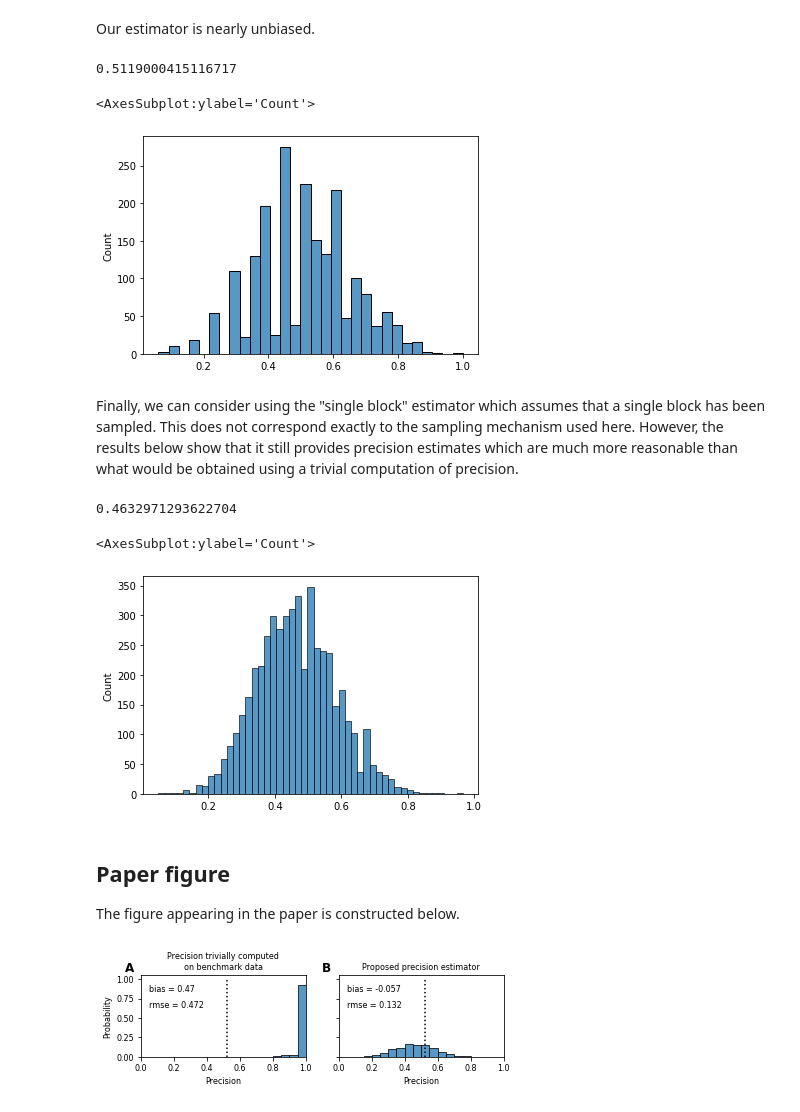
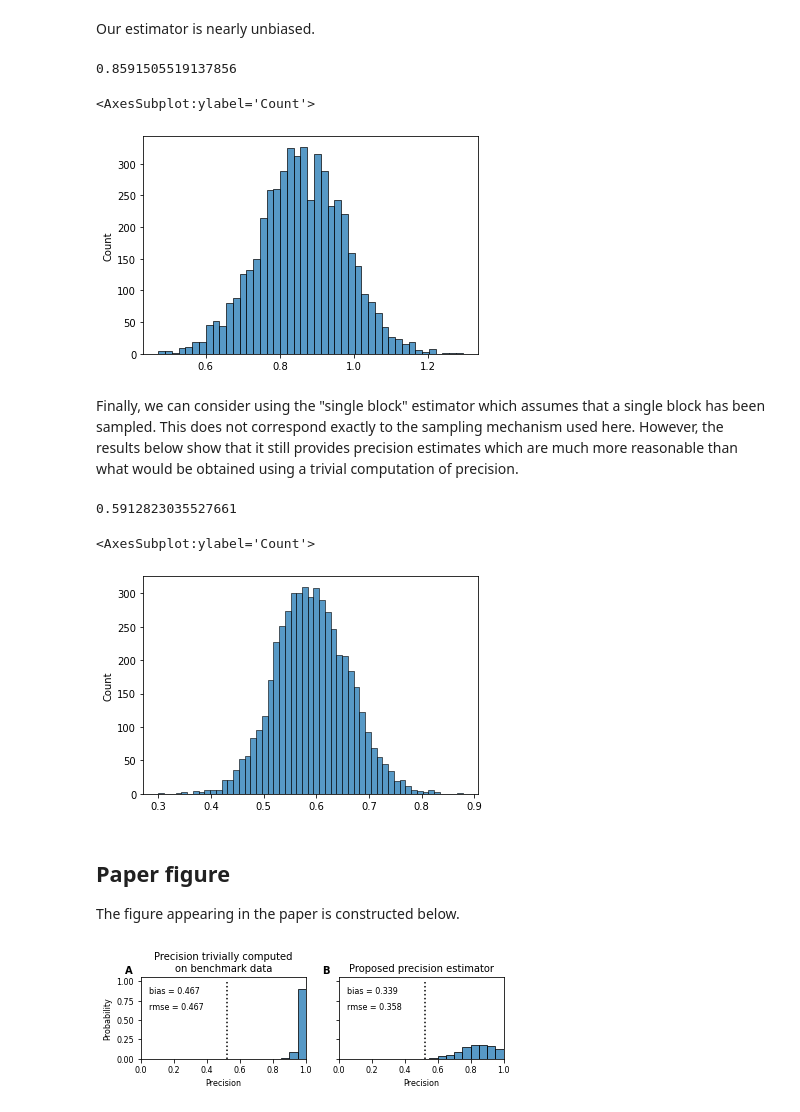
Before and after one commit to PatentsView/PatentsView-Evaluation, a Jupyter notebook: analyses/1-first-example/1-first-example.ipynb, the cells around one changed output. Drawn from its saved outputs; the diff is of its cells as text; code cells hidden in the pictures.

```diff
--- a/analyses/1-first-example/1-first-example.ipynb
+++ b/analyses/1-first-example/1-first-example.ipynb
@@ -60,11 +60,11 @@ true_precision = pairwise_precision(disambiguation, df.identity)
 # %% [markdown]
 Now we sample 100 clusters and use this as a benchmark dataset to compute precision. That is, precision is computed for predictions contained in the benchmark dataset. The process is repeated 2000 time in order to estimate the distribution of this estimator.
 # %%
-def sample_clusters(df, k=100):
-    clusters = np.random.choice(np.unique(df.identity), size=k, replace=False)
+def sample_clusters(df, k=200):
+    clusters = np.random.choice(df.identity.values, size=k, replace=True)
     return df[df.identity.isin(clusters)]
 
-n = 2000
+n = 5000
 precision_values = np.zeros(n)
 for i in range(n):
     benchmark = sample_clusters(df)
@@ -88,26 +88,24 @@ Next, do the same experiment again but using our proposed precision estimator wh
 import pandas as pd
 from pv_evaluation.estimators import pairwise_precision_estimator
 
-n = 2000
+n = 5000
 est_precision_values = np.zeros(n)
 for i in range(n):
     benchmark = sample_clusters(df)
     est_precision_values[i] = (
-        pairwise_precision_estimator(disambiguation, benchmark.identity, sampling_type="cluster", weights="uniform")
+        pairwise_precision_estimator(disambiguation, benchmark.identity, sampling_type="cluster", weights="cluster_size")
     )
-
-est_precision_values[est_precision_values > 1] = 1
 # %% [markdown]
 Our estimator is nearly unbiased.
 # %%
 np.mean(est_precision_values)
 # %% [output]
-0.5119000415116717
+0.8591505519137856
 # %%
 sns.histplot(est_precision_values)
 # %% [output]
 <AxesSubplot:ylabel='Count'>
-[figure, old version]
+[figure, new version]
 # %% [markdown]
 Finally, we can consider using the "single block" estimator which assumes that a single block has been sampled. This does not correspond exactly to the sampling mechanism used here. However, the results below show that it still provides precision estimates which are much more reasonable than what would be obtained using a trivial computation of precision.
 # %%
@@ -115,21 +113,21 @@ import pandas as pd
 from pv_evaluation.estimators import pairwise_precision_estimator
 
 n = 5000
-est_precision_values = np.zeros(n)
+block_est_precision_values = np.zeros(n)
 for i in range(n):
     benchmark = sample_clusters(df)
-    est_precision_values[i] = (
+    block_est_precision_values[i] = (
         pairwise_precision_estimator(disambiguation, benchmark.identity, sampling_type="single_block", weights="uniform")
     )
 # %%
-np.mean(est_precision_values)
+np.mean(block_est_precision_values)
 # %% [output]
-0.4632971293622704
+0.5912823035527661
 # %%
-sns.histplot(est_precision_values)
+sns.histplot(block_est_precision_values)
 # %% [output]
 <AxesSubplot:ylabel='Count'>
-[figure, old version]
+[figure, new version]
 # %% [markdown]
 ## Paper figure
 
@@ -168,4 +166,4 @@ ax2.text(0.05, 0.6, f"rmse = {round(np.sqrt(np.mean((est_precision_values - true
 plt.savefig("first-example.pdf", format="pdf", bbox_inches="tight")
 plt.show()
 # %% [output]
-[figure, old version]
+[figure, new version]
```
Also changed, not shown: parts of 2 cells of this notebook, 2 other files.
